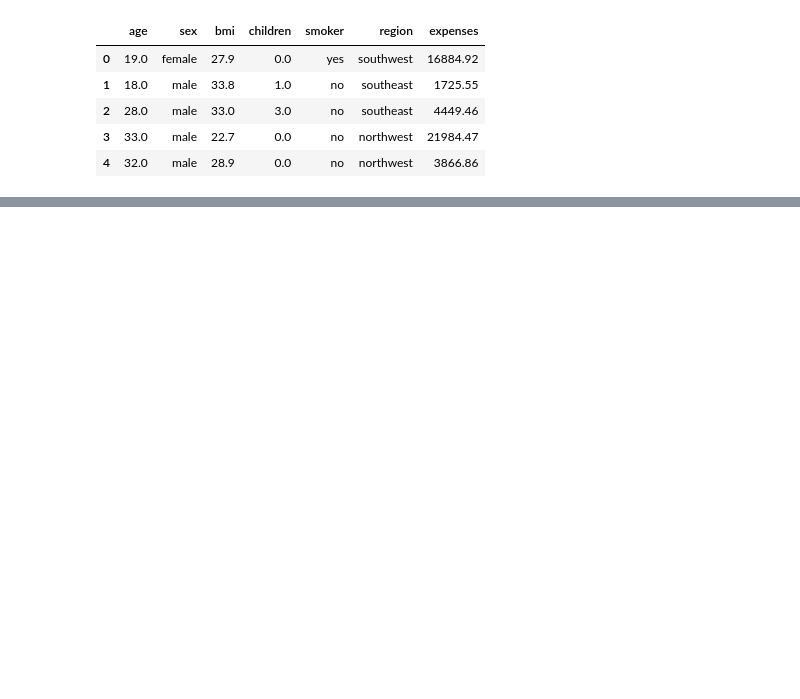
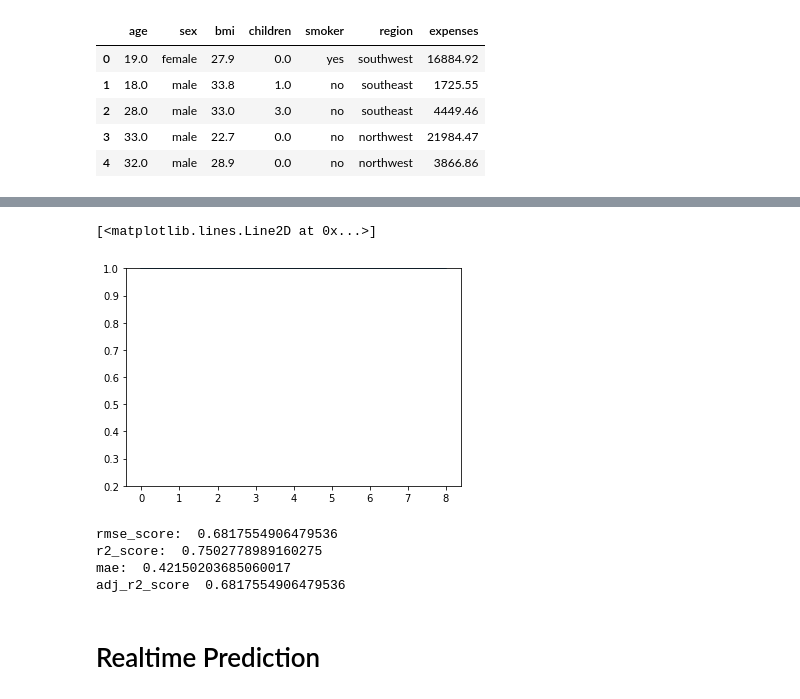
Before and after one commit to walidsharaar/Realtime-Predictions, a Jupyter notebook: Realtime Prediction.ipynb, the cells around one changed output, grey strips where cells are left out. Cells and saved outputs as stored; diff of their text form; code cells hidden in the pictures; blank space fills up the shorter version.

```diff
--- a/Realtime Prediction.ipynb
+++ b/Realtime Prediction.ipynb
@@ -20,0 +180,13 @@ data.head()
+# %%
+#  check variance
+
+plt.ylim(0.2)
+
+vars=[]
+for i in range(Xtrain.shape[1]):
+    vars.append(np.var(Xtrain[:,i]))
+
+plt.plot(vars)
+# %% [output]
+[<matplotlib.lines.Line2D at 0x...>]
+[figure, added]
@@ -20,0 +221,15 @@ data.head()
+# %%
+model = LinearRegression()
+model.fit(Xtrain,Ytrain)
+
+Ypred = model.predict(Xtest)
+
+print("rmse_score: " , rmse_score(Ytest, Ypred))
+print("r2_score: " , r2_score(Ytest, Ypred))
+print("mae: " , mae(Ytest, Ypred))
+print("adj_r2_score " , rmse_score(Ytest, Ypred))
+# %% [output]
+rmse_score:  0.6817554906479536
+r2_score:  0.7502778989160275
+mae:  0.42150203685060017
+adj_r2_score  0.6817554906479536
@@ -20,0 +238,2 @@ data.head()
+# %% [markdown]
+# Realtime Prediction
```
Also changed, not shown: parts of 39 cells of this notebook.
